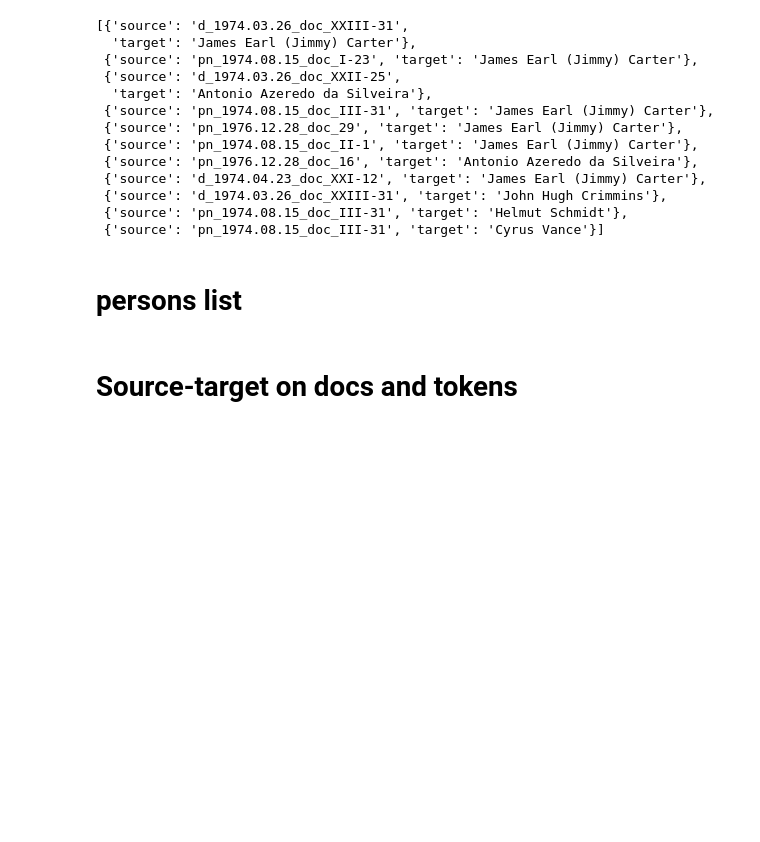
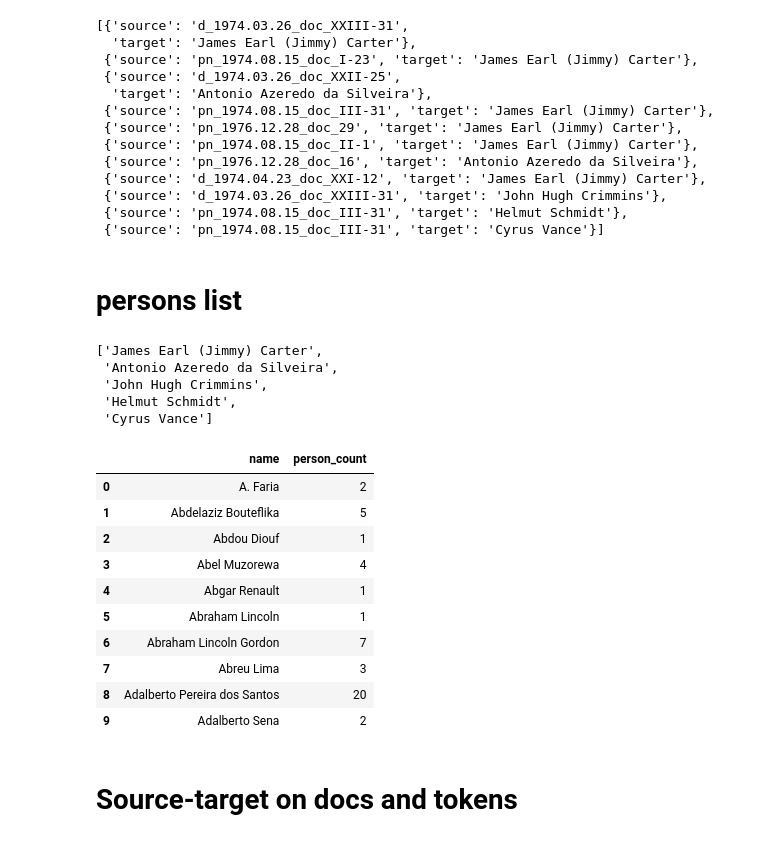
Before and after one commit to Marcelobbr/thesis, a Jupyter notebook: dissertation/notebooks/vis.ipynb, the cells around one changed output. Drawn from its saved outputs; the diff is of its cells as text; code cells hidden in the pictures; blank space fills up the shorter version.

```diff
--- a/dissertation/notebooks/vis.ipynb
+++ b/dissertation/notebooks/vis.ipynb
@@ -78,6 +78,9 @@ person_doc.head()
 | 2 | Konrad Adenauer | 100118 | be_1974.03.15_doc_X-21 | 1 |
 | 3 | Konrad Adenauer | 100118 | be_1977.06.01_doc_II-28 | 1 |
 | 4 | Konrad Adenauer | 100118 | pn_1974.08.15_doc_I-3 | 1 |
+# %%
+person_doc_count = pd.DataFrame(person_doc.groupby(['name'])['person_count'].agg('count')) #.apply(sum)
+person_doc_count = person_doc_count.reset_index()
 # %% [markdown]
 # docs and tokens
 # %%
@@ -426,6 +429,28 @@ file_path = outputs+'doc_names_source_targets.json'
 json.dump(doc_names_source_targets, open(file_path, 'w'))
 # %% [markdown]
 # persons list
+# %%
+list(topic1.name.unique())
+# %% [output]
+['James Earl (Jimmy) Carter',
+ 'Antonio Azeredo da Silveira',
+ 'John Hugh Crimmins',
+ 'Helmut Schmidt',
+ 'Cyrus Vance']
+# %%
+person_doc_count
+# %% [output]
+|  | name | person_count |
+| 0 | A. Faria | 2 |
+| 1 | Abdelaziz Bouteflika | 5 |
+| 2 | Abdou Diouf | 1 |
+| 3 | Abel Muzorewa | 4 |
+| 4 | Abgar Renault | 1 |
+| 5 | Abraham Lincoln | 1 |
+| 6 | Abraham Lincoln Gordon | 7 |
+| 7 | Abreu Lima | 3 |
+| 8 | Adalberto Pereira dos Santos | 20 |
+| 9 | Adalberto Sena | 2 |
 # %%
 names_list = []
 for name in list(topic1.name.unique()):
```
Also changed, not shown: parts of 8 cells of this notebook, 1 other file.
